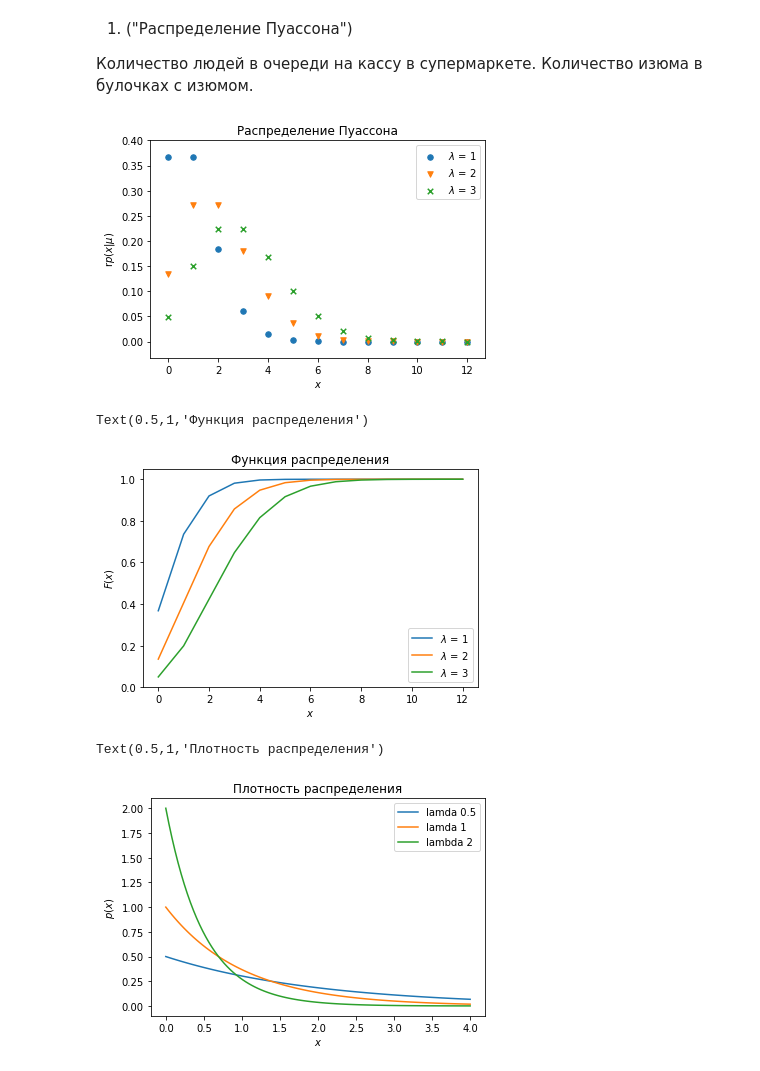
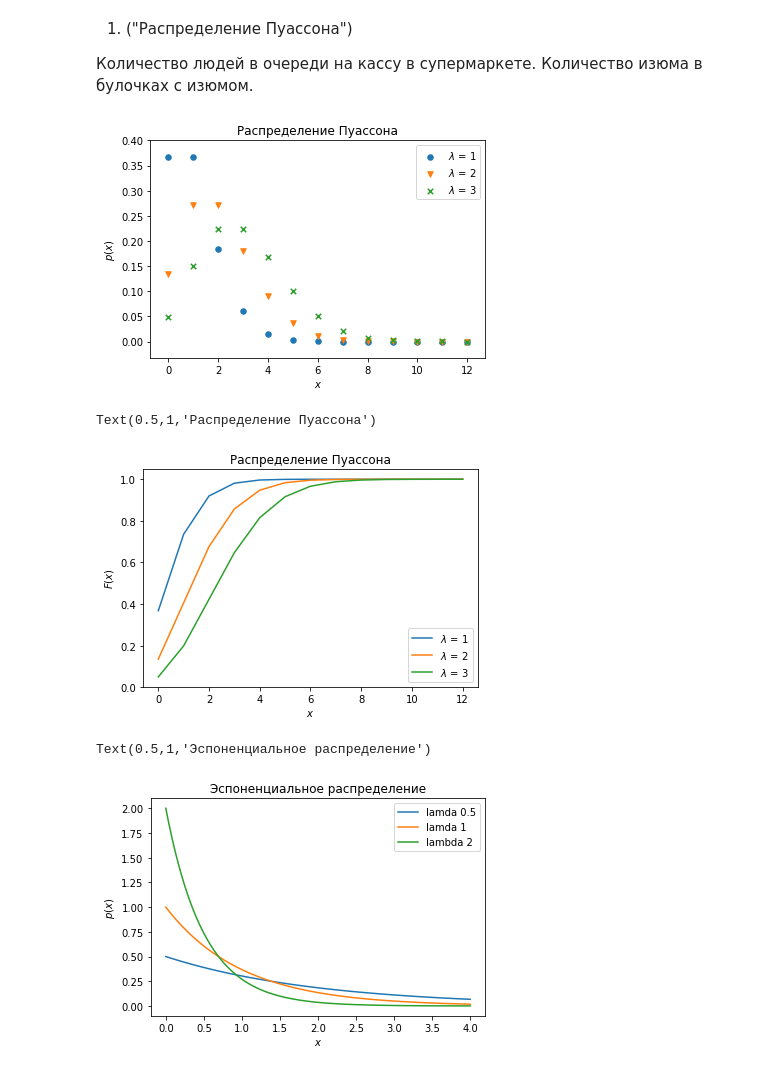
Before and after one commit to olgamonahova/python, a Jupyter notebook: Статистика ДЗ 1.ipynb, the cells around one changed output. Drawn from its saved outputs; the diff is of its cells as text; code cells hidden in the pictures.

```diff
--- a/Статистика ДЗ 1.ipynb
+++ b/Статистика ДЗ 1.ipynb
@@ -24,12 +24,7 @@ pmf1 = poisson_rv1.pmf(x)
 pmf2 = poisson_rv2.pmf(x)
 pmf3 = poisson_rv3.pmf(x)
 
-
-#plt.plot(x, pmf1, 'o')
-#plt.plot(x, pmf2, 'o')
-#plt.plot(x, pmf3, 'o')
-
-plt.ylabel('r$p(x|\mu)$')
+plt.ylabel('$p(x)$')
 plt.xlabel('$x$')
 plt.title("Распределение Пуассона")
 
@@ -41,7 +36,7 @@ plt.legend(['$\lambda$ = 1','$\lambda$ = 2','$\lambda$ = 3'])
 
 plt.show()
 # %% [output]
-[figure, old version]
+[figure, new version]
 # %%
 x = np.arange(0,13,1)
 
@@ -57,36 +52,36 @@ plt.plot(x, cdf3)
 plt.legend(['$\lambda$ = 1','$\lambda$ = 2','$\lambda$ = 3'])
 plt.ylabel('$F(x)$')
 plt.xlabel('$x$')
-plt.title("Функция распределения")
+plt.title("Распределение Пуассона")
 # %% [output]
-Text(0.5,1,'Функция распределения')
+Text(0.5,1,'Распределение Пуассона')
-[figure, old version]
+[figure, new version]
 # %%
 # Экспоненциальное распределение
 
 expon_rv1 = sts.expon(scale = 2)
 expon_rv2 = sts.expon(scale = 1)
 expon_rv3 = sts.expon(scale = 0.5)
 
 
 x = np.linspace(0,4,100)
 
 pdf1 = expon_rv1.pdf(x)
 pdf2 = expon_rv2.pdf(x)
 pdf3 = expon_rv3.pdf(x)
 
 plt.plot(x, pdf1)
 plt.plot(x, pdf2)
 plt.plot(x, pdf3)
 
 
 plt.legend(['lamda 0.5',  'lamda 1' , 'lambda 2'])
 plt.ylabel('$p(x)$')
 plt.xlabel('$x$')
-plt.title("Плотность распределения")
+plt.title("Эспоненциальное распределение")
 # %% [output]
-Text(0.5,1,'Плотность распределения')
+Text(0.5,1,'Эспоненциальное распределение')
-[figure, old version]
+[figure, new version]
 # %%
 cdf1 = expon_rv1.cdf(x)
 cdf2 = expon_rv2.cdf(x)
```
Also changed, not shown: parts of 3 cells of this notebook.
